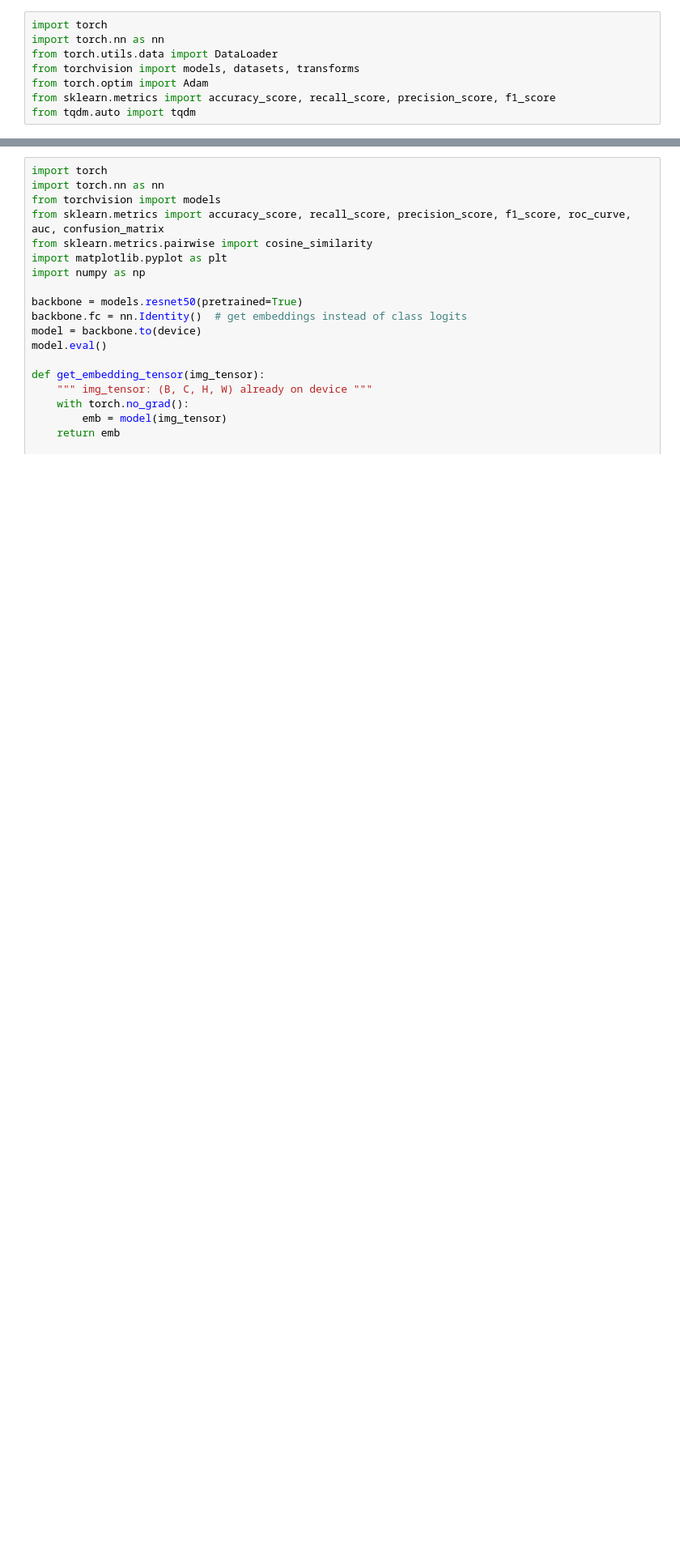
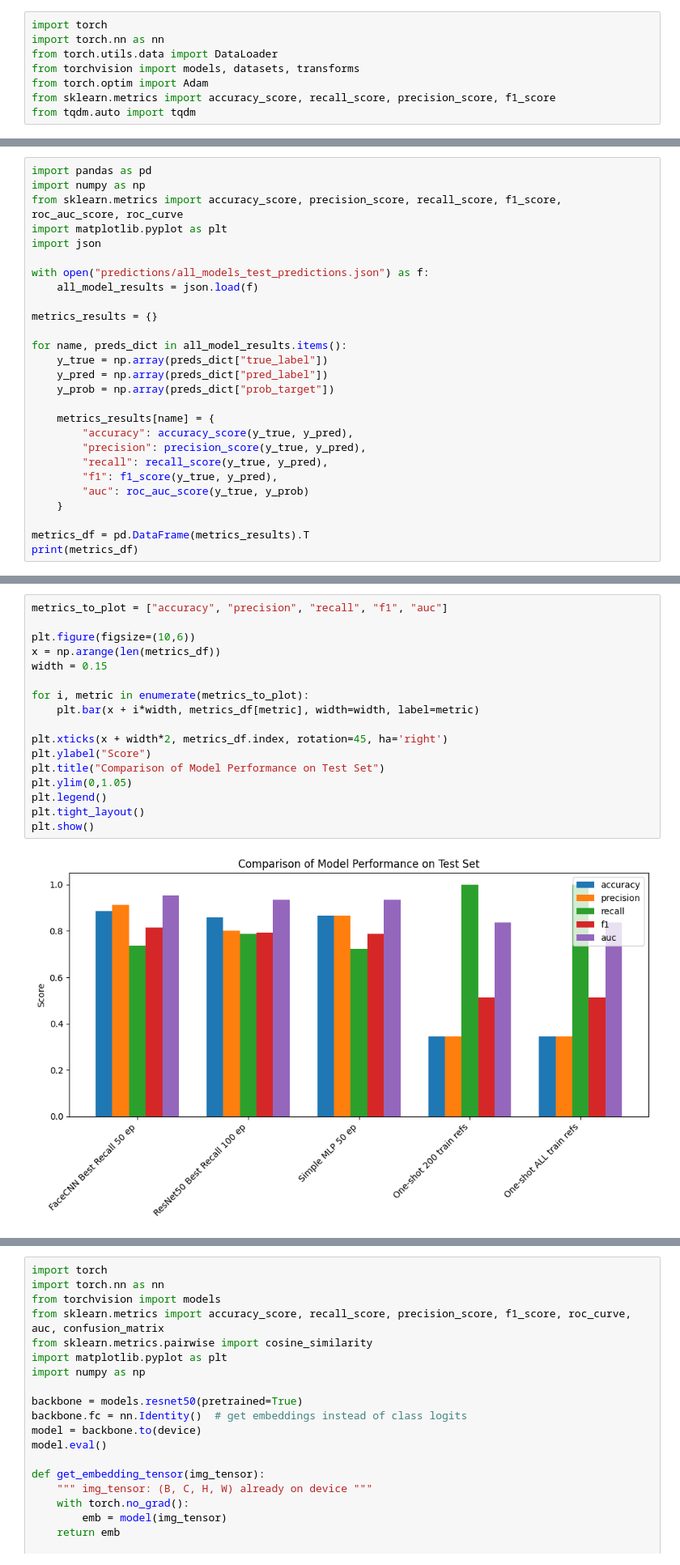
Before and after one commit to DominikKlisiewicz/faces, a Jupyter notebook: modelling.ipynb, the cells around one changed output, grey strips where cells are left out. Shown: that part at 81% size. Drawn from its saved outputs; the diff is of its cells as text; blank space fills up the shorter version.

```diff
--- a/modelling.ipynb
+++ b/modelling.ipynb
@@ -1025,0 +1311,27 @@ plt.show()
+# %%
+import pandas as pd
+import numpy as np
+from sklearn.metrics import accuracy_score, precision_score, recall_score, f1_score, roc_auc_score, roc_curve
+import matplotlib.pyplot as plt
+import json
+
+with open("predictions/all_models_test_predictions.json") as f:
+    all_model_results = json.load(f)
+
+metrics_results = {}
+
+for name, preds_dict in all_model_results.items():
+    y_true = np.array(preds_dict["true_label"])
+    y_pred = np.array(preds_dict["pred_label"])
+    y_prob = np.array(preds_dict["prob_target"])
+
+    metrics_results[name] = {
+        "accuracy": accuracy_score(y_true, y_pred),
+        "precision": precision_score(y_true, y_pred),
+        "recall": recall_score(y_true, y_pred),
+        "f1": f1_score(y_true, y_pred),
+        "auc": roc_auc_score(y_true, y_prob)
+    }
+
+metrics_df = pd.DataFrame(metrics_results).T
+print(metrics_df)
@@ -1025,0 +1380,19 @@ plt.show()
+# %%
+metrics_to_plot = ["accuracy", "precision", "recall", "f1", "auc"]
+
+plt.figure(figsize=(10,6))
+x = np.arange(len(metrics_df))
+width = 0.15
+
+for i, metric in enumerate(metrics_to_plot):
+    plt.bar(x + i*width, metrics_df[metric], width=width, label=metric)
+
+plt.xticks(x + width*2, metrics_df.index, rotation=45, ha='right')
+plt.ylabel("Score")
+plt.title("Comparison of Model Performance on Test Set")
+plt.ylim(0,1.05)
+plt.legend()
+plt.tight_layout()
+plt.show()
+# %% [output]
+[figure, added]
```
Also changed, not shown: parts of 31 cells of this notebook, 4 other files.
